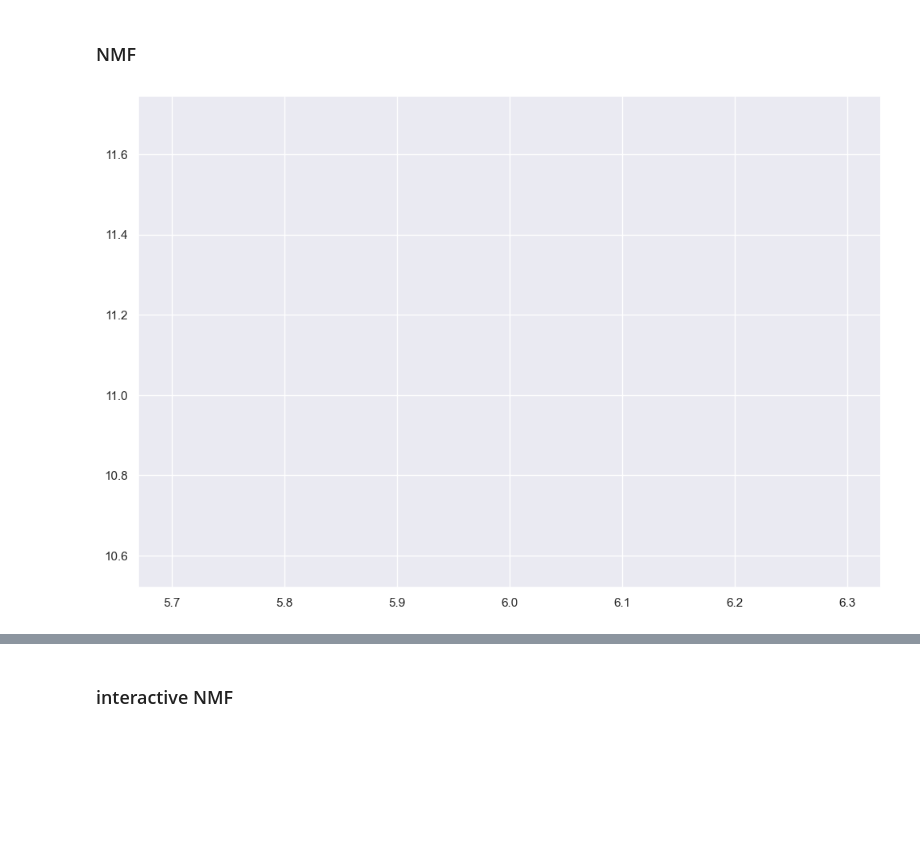
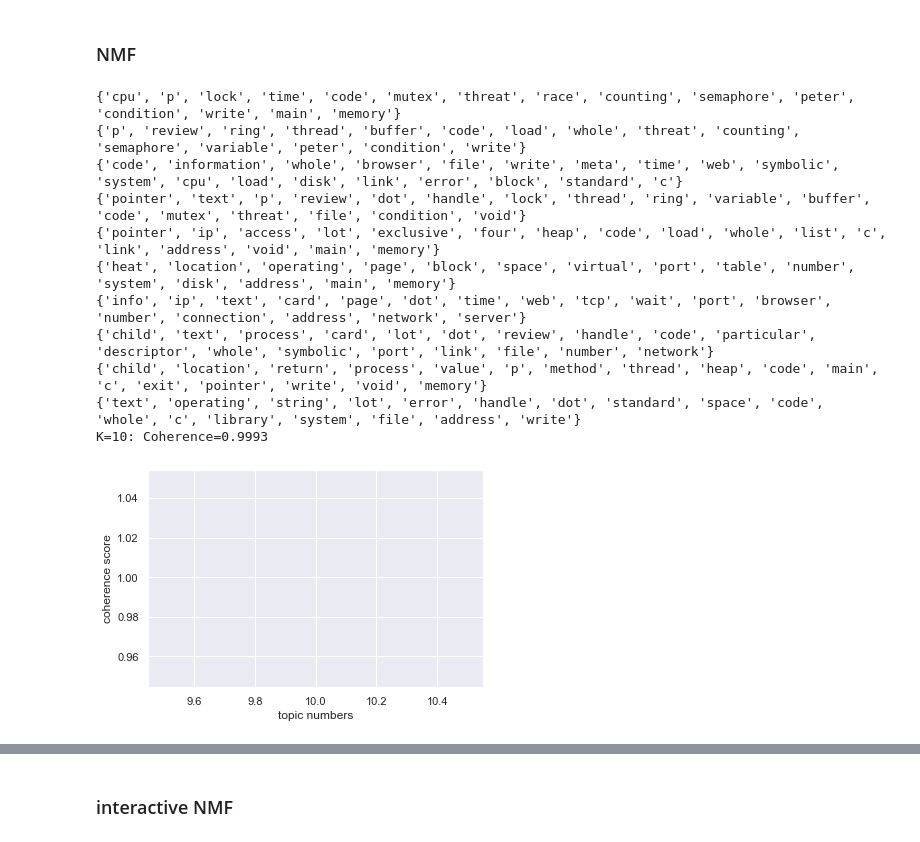
Before and after one commit to mengxiayu/Caption-Mining, a Jupyter notebook: MF/MF.ipynb, the cells around one changed output, grey strips where cells are left out. Drawn from its saved outputs; the diff is of its cells as text; code cells hidden in the pictures; blank space fills up the shorter version.

```diff
--- a/MF/MF.ipynb
+++ b/MF/MF.ipynb
@@ -32,14 +32,15 @@ import gensim
 
 sns.set(rc={'figure.figsize':(12,8)})
 
-phrase_file = 'lecture_concepts.csv'
-context_file = 'contexts_CS_410.json'
-# context_file = 'contexts_CS_241.json'
+phrase_file = 'lecture_concepts_CS_241.csv'
+# context_file = 'contexts_CS_410.json'
+context_file = 'contexts_CS_241.json'
 
 context = json.load(open(context_file, 'r'))
 tid2lecNum = {}
 lecNum2lecTitle = {}
 for d in context:
     for c in d['contexts']:
-        tid2lecNum[c['transcription']] = c['lecture_num']
+        # tid2lecNum[c['transcription']] = c['lecture_num']
+        tid2lecNum[c['transcription']] = c['lecture'].split('Lec')[-1] # for CS 241, consider segments of a lecture as a single lecture
         lecNum2lecTitle[c['lecture_num']] = c['lecture']
@@ -478,8 +535,13 @@ interactive(children=(IntSlider(value=6, description='n', max=10, min=2), Output
 # %%
-phrase_file = 'CS_410/tid2phrasewindow.json'
+# phrase_file = 'CS_410/tid2phrasewindow.json'
+phrase_file = 'CS_241/tid2phrasewindow.json'
+text_file = 'CS_241/tid2textwindow.json'
 
-tid2window = json.load(open(phrase_file, 'r'))
-lecNum2window = {tid2lecNum[k]: tid2window[k] for k in tid2window}
+tid2phraseWindow = json.load(open(phrase_file, 'r'))
+tid2textWindow = json.load(open(text_file, 'r'))
+lecNum2window = {tid2lecNum[k]: tid2phraseWindow[k] for k in tid2phraseWindow if k in tid2lecNum}
+lecNum2text = {tid2lecNum[k]: tid2textWindow[k] for k in tid2textWindow if k in tid2lecNum}
+lecNum2maxTime = {tid2lecNum[k]: len(tid2phraseWindow[k]) for k in tid2phraseWindow if k in tid2lecNum}
 
 # lecNum2window
 
@@ -559,26 +621,49 @@ plt.show()
 # %%
 # run NMF
 # model selection
 criteria = [] # [(N, loss)]
+topic_models = []
 X = np.array(list(word2interaction.values()))
 
-for N in range(6, 7):
+for N in range(10, 11):
     # N = 6
     model = NMF(n_components=N, init='random', random_state=0).fit(X)
-    criteria.append((N, model.reconstruction_err_))
+    W = model.fit_transform( X )
+    H = model.components_
+    # store for later
+    topic_models.append( (N,W,H) )
 
+Ns, coherences = get_coherence_scores(topic_models)
+
+criteria = list(zip(Ns, coherences))
 criteria = sorted(criteria, key=lambda x: x[1], reverse=True)
 
 N = criteria[0][0]
 model = NMF(n_components=N, init='random', random_state=0).fit(X)
 W = model.fit_transform(X)
 H = model.components_
 
 # plot the loss-N graph
-sns.lineplot(x=[n for n, c in criteria], y=[c for n, c in criteria])
+fig, ax = plt.subplots(figsize=(6, 4))
+sns.lineplot(x=[n for n, c in criteria], y=[c for n, c in criteria], ax=ax)
+
+plt.xlabel('topic numbers')
+plt.ylabel('coherence score')
+
 plt.show()
 # %% [output]
+{'cpu', 'p', 'lock', 'time', 'code', 'mutex', 'threat', 'race', 'counting', 'semaphore', 'peter', 'condition', 'write', 'main', 'memory'}
+{'p', 'review', 'ring', 'thread', 'buffer', 'code', 'load', 'whole', 'threat', 'counting', 'semaphore', 'variable', 'peter', 'condition', 'write'}
+{'code', 'information', 'whole', 'browser', 'file', 'write', 'meta', 'time', 'web', 'symbolic', 'system', 'cpu', 'load', 'disk', 'link', 'error', 'block', 'standard', 'c'}
+{'pointer', 'text', 'p', 'review', 'dot', 'handle', 'lock', 'thread', 'ring', 'variable', 'buffer', 'code', 'mutex', 'threat', 'file', 'condition', 'void'}
+{'pointer', 'ip', 'access', 'lot', 'exclusive', 'four', 'heap', 'code', 'load', 'whole', 'list', 'c', 'link', 'address', 'void', 'main', 'memory'}
+{'heat', 'location', 'operating', 'page', 'block', 'space', 'virtual', 'port', 'table', 'number', 'system', 'disk', 'address', 'main', 'memory'}
+{'info', 'ip', 'text', 'card', 'page', 'dot', 'time', 'web', 'tcp', 'wait', 'port', 'browser', 'number', 'connection', 'address', 'network', 'server'}
+{'child', 'text', 'process', 'card', 'lot', 'dot', 'review', 'handle', 'code', 'particular', 'descriptor', 'whole', 'symbolic', 'port', 'link', 'file', 'number', 'network'}
+{'child', 'location', 'return', 'process', 'value', 'p', 'method', 'thread', 'heap', 'code', 'main', 'c', 'exit', 'pointer', 'write', 'void', 'memory'}
+{'text', 'operating', 'string', 'lot', 'error', 'handle', 'dot', 'standard', 'space', 'code', 'whole', 'c', 'library', 'system', 'file', 'address', 'write'}
+K=10: Coherence=0.9993
-[figure, old version]
+[figure, new version]
 # %%
 def get_topic_centroids(topic_id, max_n=3):
     topic_id = topic_id - 1
```
Also changed, not shown: parts of 20 cells of this notebook, 37 other files.
